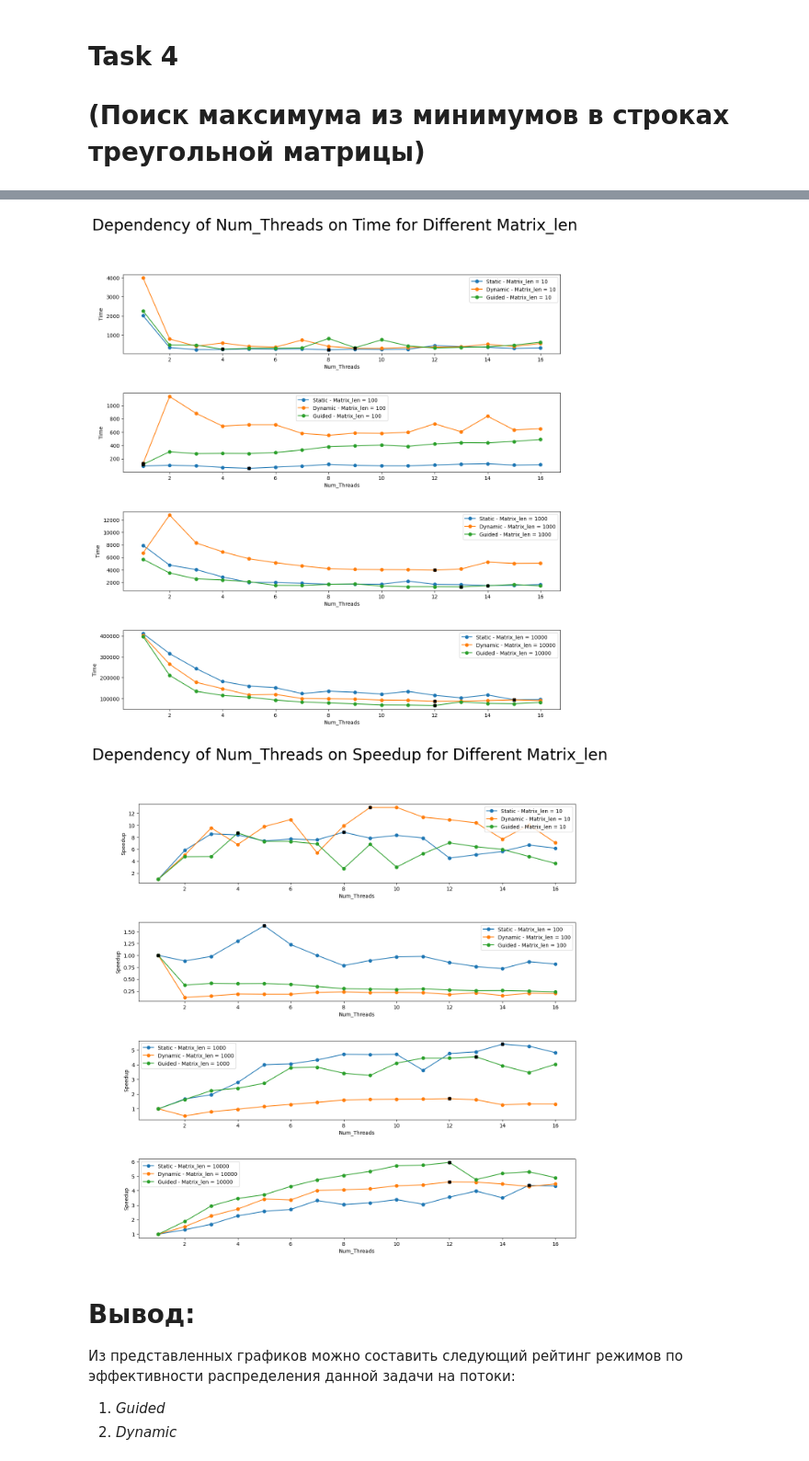
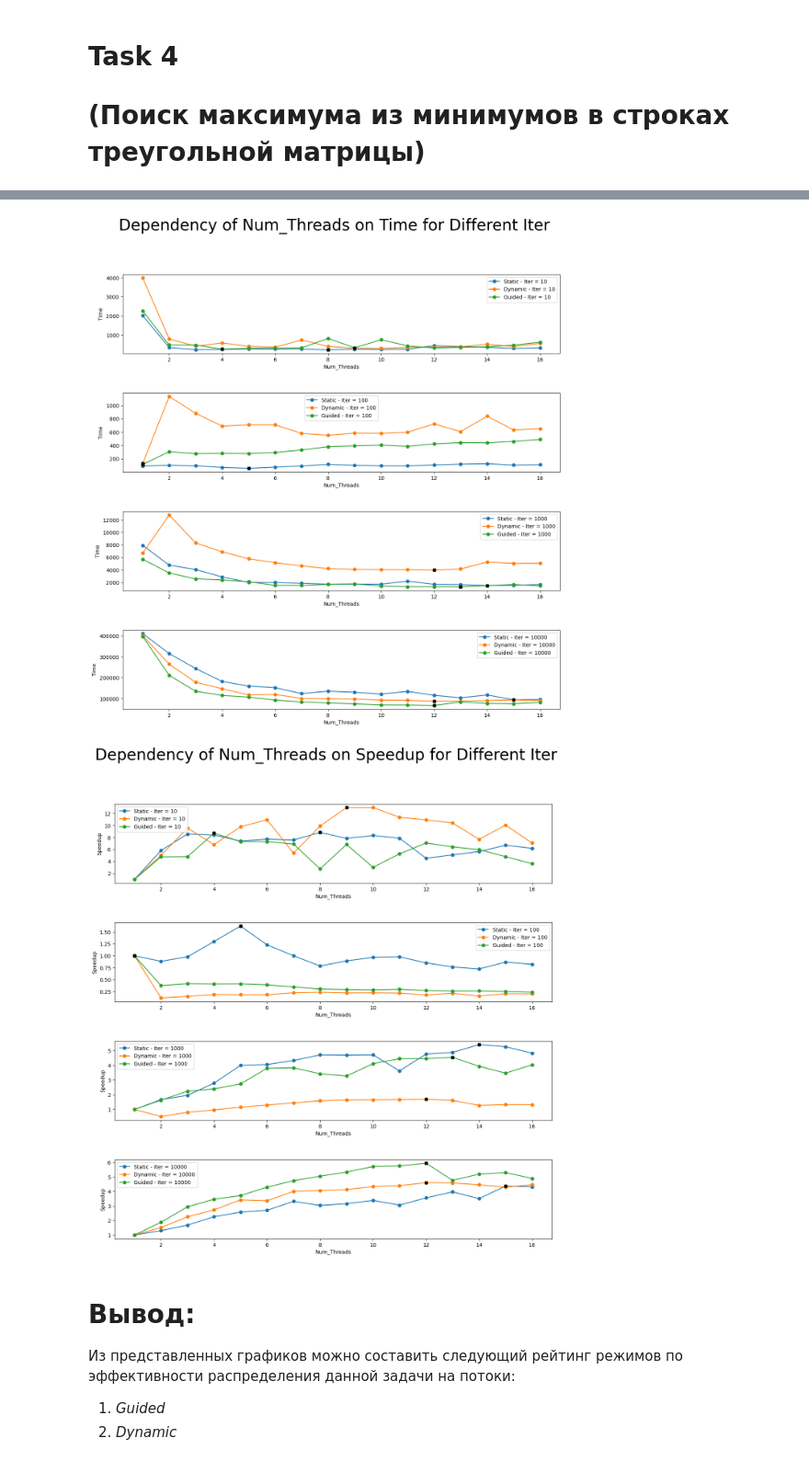
Before and after one commit to Mooncake911/OpenMP_Practice, a Jupyter notebook: matrix2.ipynb, the cells around one changed output, grey strips where cells are left out. Shown at 92% size. Saved outputs shown, nothing was run; the diff lists cells and outputs as text; code cells hidden in the pictures.

```diff
--- a/matrix2.ipynb
+++ b/matrix2.ipynb
@@ -81,64 +65,16 @@ plt.show()
 # %%
-iter_groups_static = data_static.groupby('Matrix_len', as_index=False)
-iter_groups_dynamic = data_dynamic.groupby('Matrix_len', as_index=False)
-iter_groups_guided = data_guided.groupby('Matrix_len', as_index=False)
+iter_groups_static = data_static.groupby('Iter', as_index=False)
+iter_groups_dynamic = data_dynamic.groupby('Iter', as_index=False)
+iter_groups_guided = data_guided.groupby('Iter', as_index=False)
 
 iter_groups = [iter_groups_static, iter_groups_dynamic, iter_groups_guided]
-labels = ['Static', 'Dynamic', 'Guided']
-
-plt.figure(figsize=(15,15))
-plt.subplots_adjust(hspace=0.5, wspace=0.5)
-plt.suptitle('Dependency of Num_Threads on Time for Different Matrix_len', fontsize=30)
-
-for group, label in zip(iter_groups, labels):
-    for k, (iter_value, group_data) in enumerate(group, 1):
-        group_data = group_data.reset_index()
-
-        plt.subplot(len(group), 1, k)
-        plt.plot(group_data['Num_Threads'], group_data['Time'],
-                 marker='o', linestyle='-',
-                 label=f'{label} - Matrix_len = {iter_value}')
-
-        # Выделение точки с наименьшим значением красным цветом
-        min_time_idx = group_data['Time'].idxmin()
-        plt.scatter(group_data['Num_Threads'].iloc[min_time_idx], group_data['Time'].iloc[min_time_idx], color='black', marker='X', zorder=10)
-        plt.xlabel('Num_Threads')
-        plt.ylabel('Time')
-        plt.legend()
-
-plt.show()
+time_thread_plot(iter_groups, labels)
 # %% [output]
-[figure, old version]
+[figure, new version]
 # %%
-plt.figure(figsize=(15, 15))
-plt.subplots_adjust(hspace=0.5, wspace=0.5)
-plt.suptitle('Dependency of Num_Threads on Speedup for Different Matrix_len', fontsize=30)
-
-base_num_threads = 1  # Базовое количество потоков для расчета ускорения
-
-for group, label in zip(iter_groups, labels):
-    for k, (iter_value, group_data) in enumerate(group, 1):
-        group_data = group_data.reset_index()
-
-        base_time = group_data[group_data['Num_Threads'] == base_num_threads]['Time'].values[0]
-        speedup = base_time / group_data['Time']
-
-        plt.subplot(len(group), 1, k)
-        plt.plot(group_data['Num_Threads'], speedup,
-                 marker='o', linestyle='-',
-                 label=f'{label} - Matrix_len = {iter_value}')
-
-        # Выделение точки с наибольшим значением ускорения красным цветом
-        max_speedup_idx = np.argmax(speedup)
-        plt.scatter(group_data['Num_Threads'].iloc[max_speedup_idx], speedup.iloc[max_speedup_idx], color='black', marker='X', zorder=10)
-
-        plt.xlabel('Num_Threads')
-        plt.ylabel('Speedup')
-        plt.legend()
-
-plt.show()
+speedup_plot(iter_groups, labels)
 # %% [output]
-[figure, old version]
+[figure, new version]
 # %% [markdown]
 # Вывод:
 Из представленных графиков можно составить следующий рейтинг режимов по эффективности распределения данной задачи на потоки:
```
Also changed, not shown: parts of 4 cells of this notebook, 4 other files.
